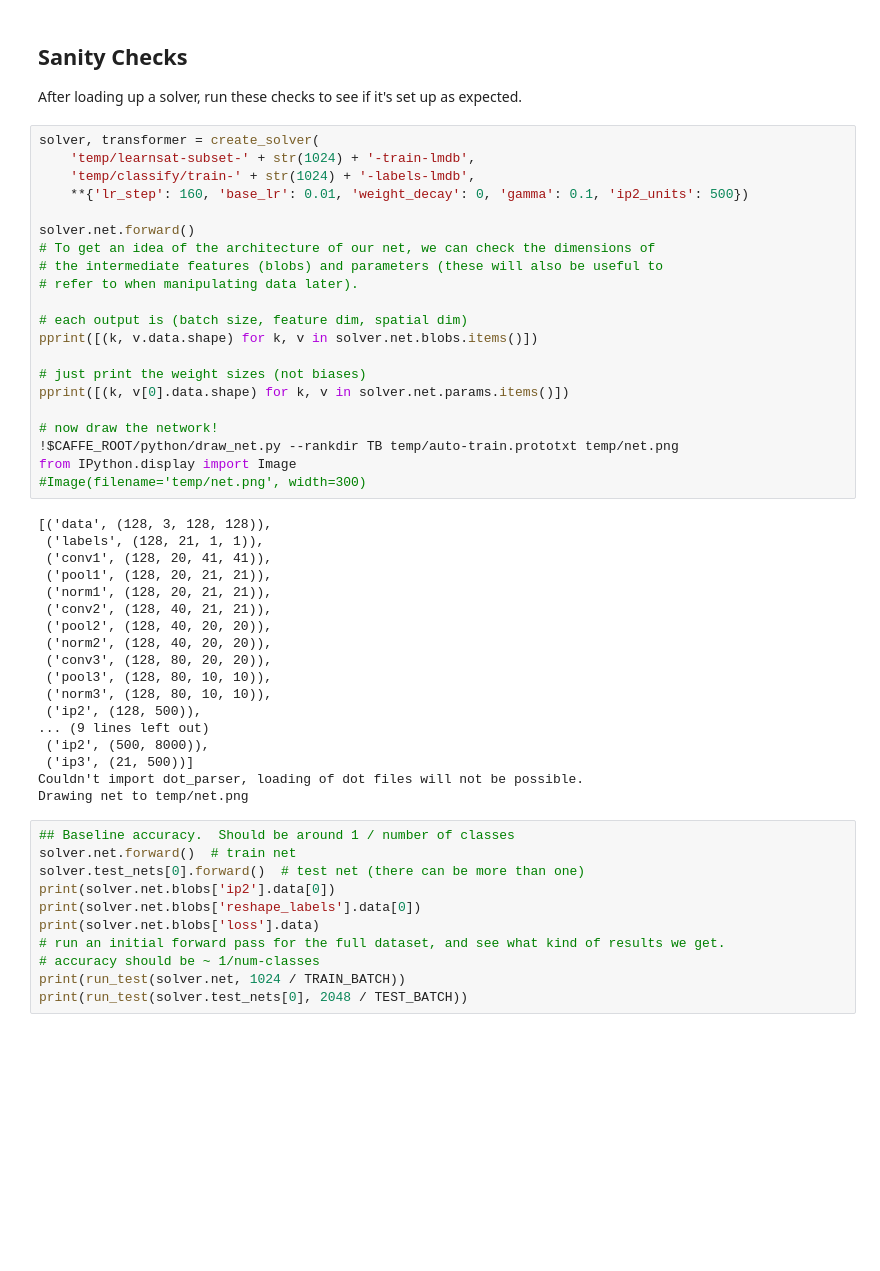
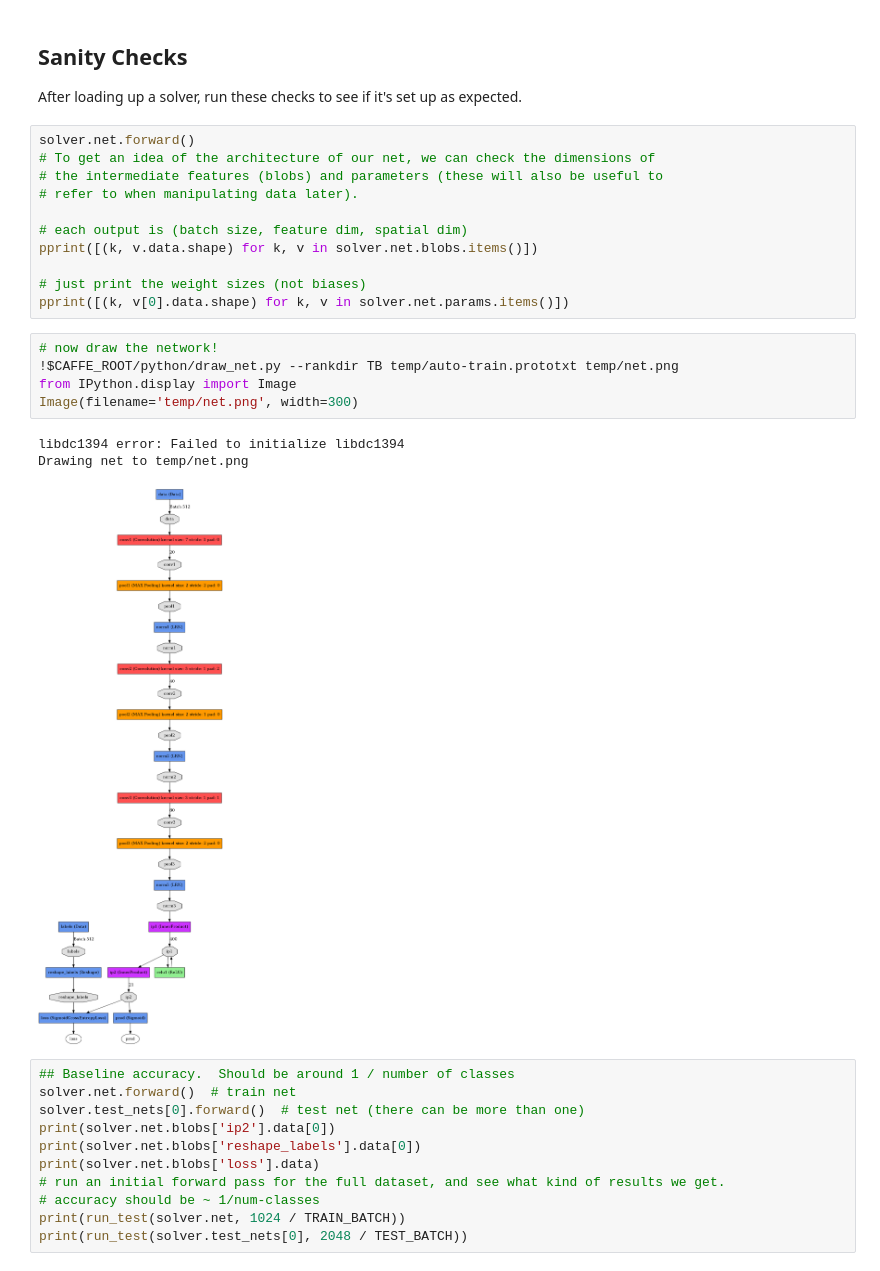
Before and after one commit to anandthakker/learnsat, a Jupyter notebook: multiple-classes.ipynb, the cells around one changed output. Saved outputs shown, nothing was run; the diff lists cells and outputs as text; blank space fills up the shorter version.

```diff
--- a/multiple-classes.ipynb
+++ b/multiple-classes.ipynb
@@ -399,11 +399,6 @@ report(solver.net, TRAIN_EPOCH)
 
 After loading up a solver, run these checks to see if it's set up as expected.
 # %%
-solver, transformer = create_solver(
-    'temp/learnsat-subset-' + str(1024) + '-train-lmdb',
-    'temp/classify/train-' + str(1024) + '-labels-lmdb',
-    **{'lr_step': 160, 'base_lr': 0.01, 'weight_decay': 0, 'gamma': 0.1, 'ip2_units': 500})
-
 solver.net.forward()
 # To get an idea of the architecture of our net, we can check the dimensions of
 # the intermediate features (blobs) and parameters (these will also be useful to
@@ -414,29 +409,15 @@ pprint([(k, v.data.shape) for k, v in solver.net.blobs.items()])
 
 # just print the weight sizes (not biases)
 pprint([(k, v[0].data.shape) for k, v in solver.net.params.items()])
-
-# now draw the network!
-!$CAFFE_ROOT/python/draw_net.py --rankdir TB temp/auto-train.prototxt temp/net.png
-from IPython.display import Image
-#Image(filename='temp/net.png', width=300)
-# %% [output]
-[('data', (128, 3, 128, 128)),
- ('labels', (128, 21, 1, 1)),
- ('conv1', (128, 20, 41, 41)),
- ('pool1', (128, 20, 21, 21)),
- ('norm1', (128, 20, 21, 21)),
- ('conv2', (128, 40, 21, 21)),
- ('pool2', (128, 40, 20, 20)),
- ('norm2', (128, 40, 20, 20)),
- ('conv3', (128, 80, 20, 20)),
- ('pool3', (128, 80, 10, 10)),
- ('norm3', (128, 80, 10, 10)),
- ('ip2', (128, 500)),
-... (9 lines left out)
- ('ip2', (500, 8000)),
- ('ip3', (21, 500))]
-Couldn't import dot_parser, loading of dot files will not be possible.
-Drawing net to temp/net.png
+# %%
+# now draw the network!
+!$CAFFE_ROOT/python/draw_net.py --rankdir TB temp/auto-train.prototxt temp/net.png
+from IPython.display import Image
+Image(filename='temp/net.png', width=300)
+# %% [output]
+libdc1394 error: Failed to initialize libdc1394
+Drawing net to temp/net.png
+[figure, added]
 # %%
 ## Baseline accuracy.  Should be around 1 / number of classes
 solver.net.forward()  # train net
```
Also changed, not shown: 6 other files.
